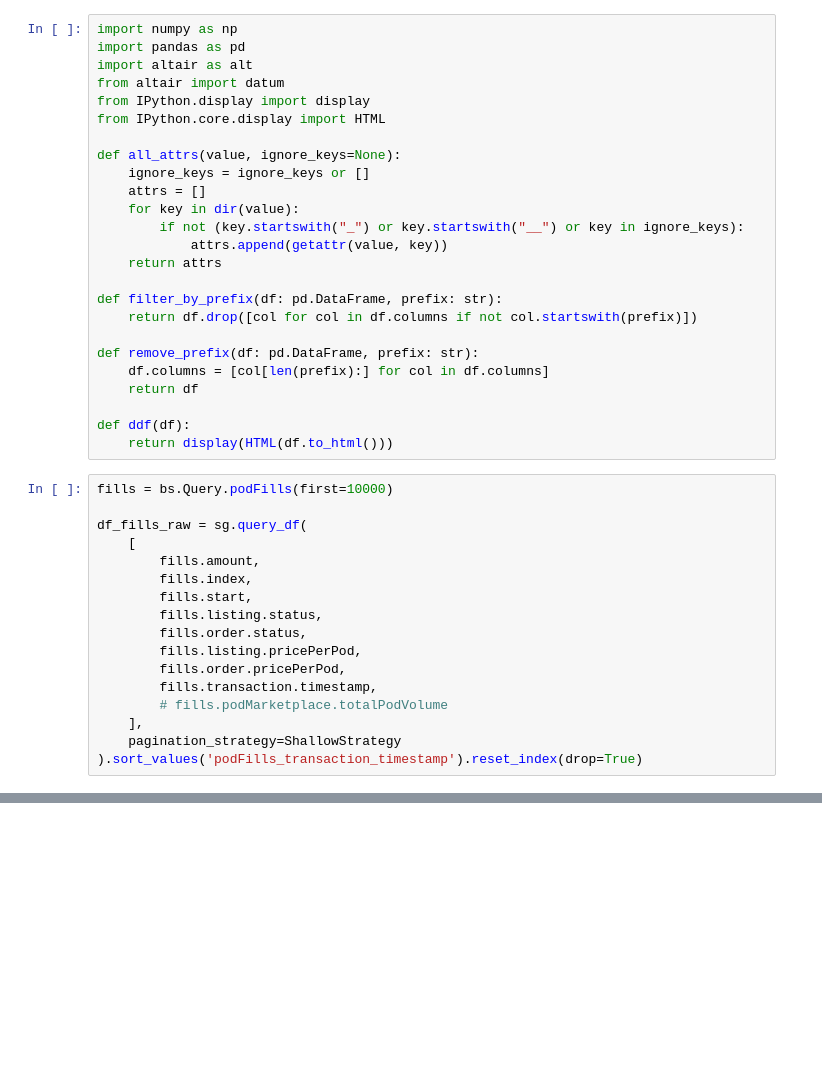
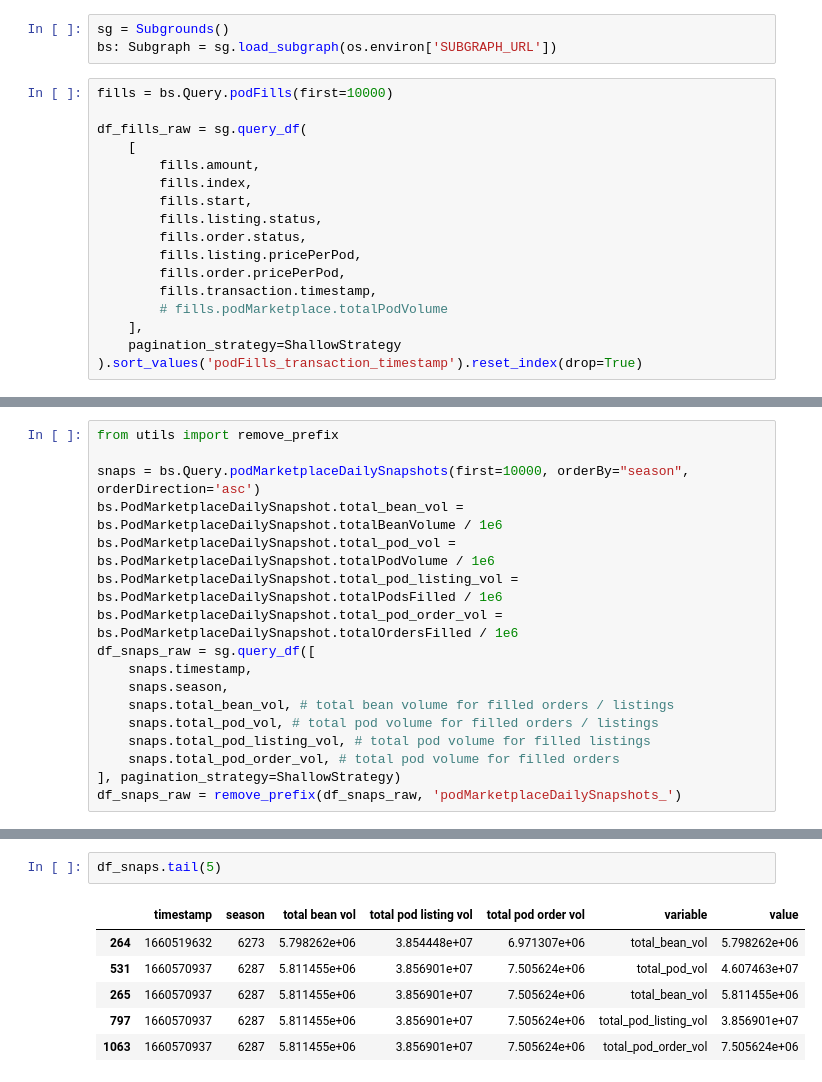
Before and after one commit to BeanstalkFarms/Beanstalk-Analytics, a Jupyter notebook: Field.ipynb, the cells around one changed output, grey strips where cells are left out. Drawn from its saved outputs; the diff is of its cells as text; blank space fills up the shorter version.

```diff
--- a/Field.ipynb
+++ b/Field.ipynb
@@ -16,28 +22,6 @@ bs: Subgraph = sg.load_subgraph(os.environ['SUBGRAPH_URL'])
 # %%
-import numpy as np
-import pandas as pd
-import altair as alt
-from altair import datum
-from IPython.display import display
-from IPython.core.display import HTML
-
-def all_attrs(value, ignore_keys=None):
-    ignore_keys = ignore_keys or []
-    attrs = []
-    for key in dir(value):
-        if not (key.startswith("_") or key.startswith("__") or key in ignore_keys):
-            attrs.append(getattr(value, key))
-    return attrs
-
-def filter_by_prefix(df: pd.DataFrame, prefix: str):
-    return df.drop([col for col in df.columns if not col.startswith(prefix)])
-
-def remove_prefix(df: pd.DataFrame, prefix: str):
-    df.columns = [col[len(prefix):] for col in df.columns]
-    return df
-
-def ddf(df):
-    return display(HTML(df.to_html()))
+sg = Subgrounds()
+bs: Subgraph = sg.load_subgraph(os.environ['SUBGRAPH_URL'])
 # %%
 fills = bs.Query.podFills(first=10000)
 
@@ -190,3 +174,20 @@ time_axis = alt.Chart(
 heatmap & histogram & time_axis
 # %% [output]
 [interactive output not drawn]
+# %%
+from utils import remove_prefix
+
+snaps = bs.Query.podMarketplaceDailySnapshots(first=10000, orderBy="season", orderDirection='asc')
+bs.PodMarketplaceDailySnapshot.total_bean_vol = bs.PodMarketplaceDailySnapshot.totalBeanVolume / 1e6
+bs.PodMarketplaceDailySnapshot.total_pod_vol = bs.PodMarketplaceDailySnapshot.totalPodVolume / 1e6
+bs.PodMarketplaceDailySnapshot.total_pod_listing_vol = bs.PodMarketplaceDailySnapshot.totalPodsFilled / 1e6
+bs.PodMarketplaceDailySnapshot.total_pod_order_vol = bs.PodMarketplaceDailySnapshot.totalOrdersFilled / 1e6
+df_snaps_raw = sg.query_df([
+    snaps.timestamp,
+    snaps.season,
+    snaps.total_bean_vol, # total bean volume for filled orders / listings
+    snaps.total_pod_vol, # total pod volume for filled orders / listings
+    snaps.total_pod_listing_vol, # total pod volume for filled listings
+    snaps.total_pod_order_vol, # total pod volume for filled orders
+], pagination_strategy=ShallowStrategy)
+df_snaps_raw = remove_prefix(df_snaps_raw, 'podMarketplaceDailySnapshots_')
@@ -192,0 +244,9 @@ heatmap & histogram & time_axis
+# %%
+df_snaps.tail(5)
+# %% [output]
+|  | timestamp | season | total bean vol | total pod listing vol | total pod order vol | variable | value |
+| 264 | 1660519632 | 6273 | 5.798262e+06 | 3.854448e+07 | 6.971307e+06 | total_bean_vol | 5.798262e+06 |
+| 531 | 1660570937 | 6287 | 5.811455e+06 | 3.856901e+07 | 7.505624e+06 | total_pod_vol | 4.607463e+07 |
+| 265 | 1660570937 | 6287 | 5.811455e+06 | 3.856901e+07 | 7.505624e+06 | total_bean_vol | 5.811455e+06 |
+| 797 | 1660570937 | 6287 | 5.811455e+06 | 3.856901e+07 | 7.505624e+06 | total_pod_listing_vol | 3.856901e+07 |
+| 1063 | 1660570937 | 6287 | 5.811455e+06 | 3.856901e+07 | 7.505624e+06 | total_pod_order_vol | 7.505624e+06 |
```
Also changed, not shown: parts of 5 cells of this notebook, 3 other files.
